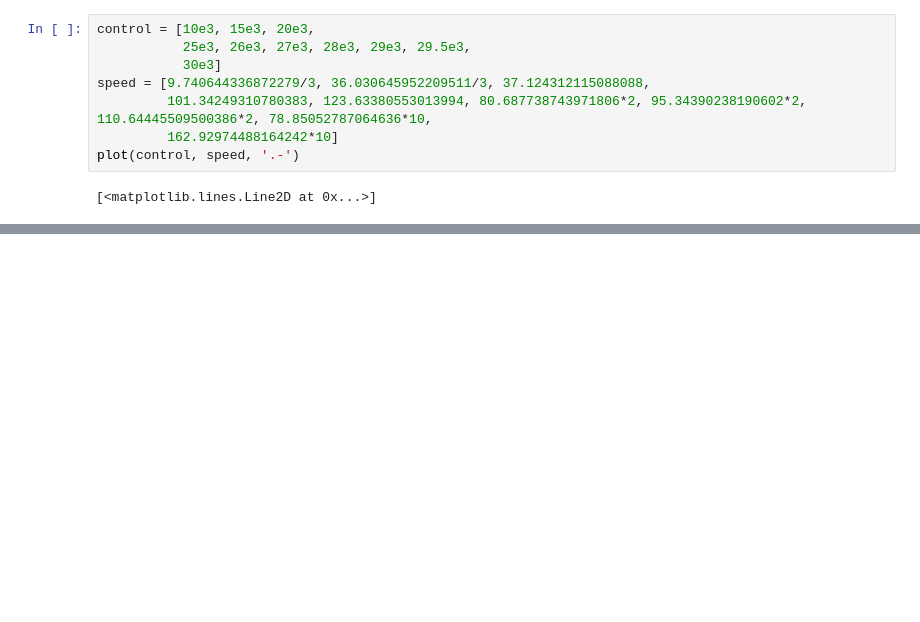
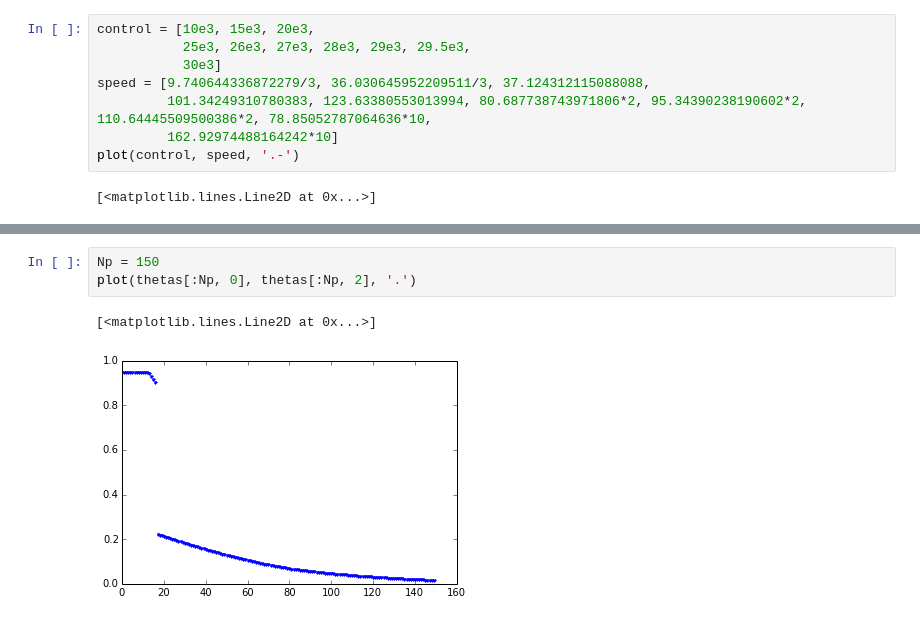
Before and after one commit to daemacles/gimx-calibration, a Jupyter notebook: gimx analysis.ipynb, the cells around one changed output, grey strips where cells are left out. Saved outputs shown, nothing was run; the diff lists cells and outputs as text; blank space fills up the shorter version.

```diff
--- a/gimx analysis.ipynb
+++ b/gimx analysis.ipynb
@@ -145,0 +248,6 @@ len(M)
+# %%
+Np = 150
+plot(thetas[:Np, 0], thetas[:Np, 2], '.')
+# %% [output]
+[<matplotlib.lines.Line2D at 0x...>]
+[figure, added]
```
Also changed, not shown: parts of 6 cells of this notebook.
